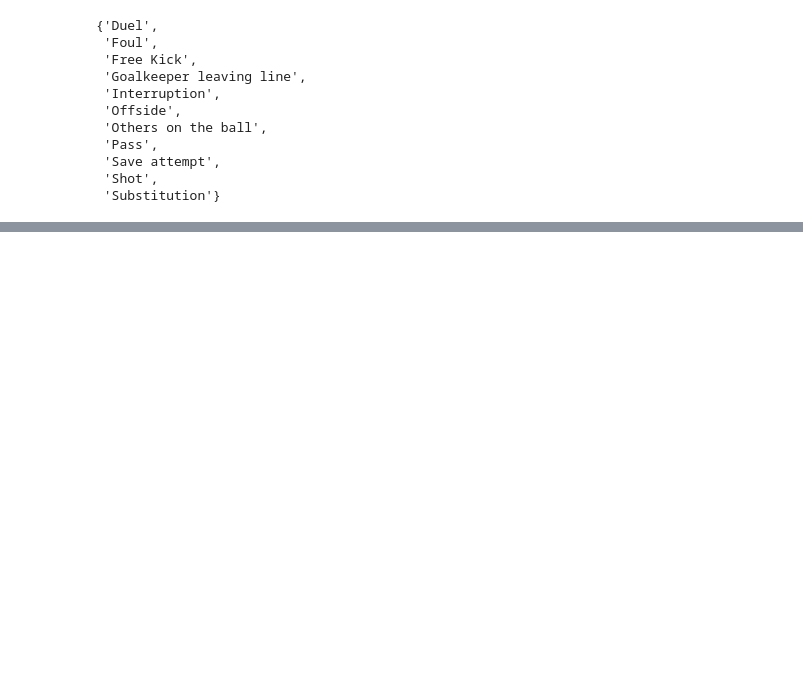
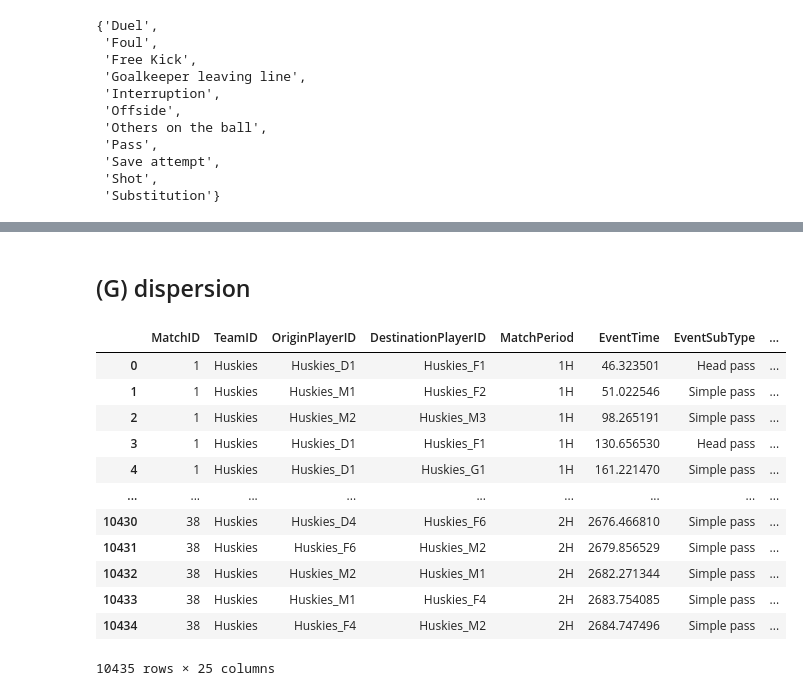
Before and after one commit to AstroJacobLi/FootballTeamStrategy, a Jupyter notebook: Quantify-Huskies.ipynb, the cells around one changed output, grey strips where cells are left out. Drawn from its saved outputs; the diff is of its cells as text; code cells hidden in the pictures; blank space fills up the shorter version.

```diff
--- a/Quantify-Huskies.ipynb
+++ b/Quantify-Huskies.ipynb
@@ -124,0 +38,14 @@ np.mean(df_shots['Huskies_shot']), np.mean(df_shots['Opponent_shot'])
+# %%
+df_pass = pd.read_csv('./2020_Problem_D_DATA/passingevents.csv')
+pass_huskies = df_pass[df_pass['TeamID'] == 'Huskies']
+huskies_pass = pass_huskies.groupby('MatchID')['TeamID'].count().values
+
+pass_opponent = df_pass[df_pass['TeamID'] != 'Huskies']
+opponent_pass = pass_opponent.groupby('MatchID')['TeamID'].count().values
+
+df_matches['Huskies_pass'] = huskies_pass
+df_matches['Opponent_pass'] = opponent_pass
+
+df_match_pass = df_matches.groupby('OpponentID')[['Huskies_pass', 'Opponent_pass']].sum()
+df_match_pass.to_csv('Passes.csv')
+df_match_pass[:3]
@@ -124,0 +141,18 @@ np.mean(df_shots['Huskies_shot']), np.mean(df_shots['Opponent_shot'])
+# %% [markdown]
+## (G) dispersion
+# %%
+pd.merge(pass_huskies, df_matches, how='left', on='MatchID')
+# %% [output]
+|  | MatchID | TeamID | OriginPlayerID | DestinationPlayerID | MatchPeriod | EventTime | EventSubType | ... |
+| 0 | 1 | Huskies | Huskies_D1 | Huskies_F1 | 1H | 46.323501 | Head pass | ... |
+| 1 | 1 | Huskies | Huskies_M1 | Huskies_F2 | 1H | 51.022546 | Simple pass | ... |
+| 2 | 1 | Huskies | Huskies_M2 | Huskies_M3 | 1H | 98.265191 | Simple pass | ... |
+| 3 | 1 | Huskies | Huskies_D1 | Huskies_F1 | 1H | 130.656530 | Head pass | ... |
+| 4 | 1 | Huskies | Huskies_D1 | Huskies_G1 | 1H | 161.221470 | Simple pass | ... |
+| ... | ... | ... | ... | ... | ... | ... | ... | ... |
+| 10430 | 38 | Huskies | Huskies_D4 | Huskies_F6 | 2H | 2676.466810 | Simple pass | ... |
+| 10431 | 38 | Huskies | Huskies_F6 | Huskies_M2 | 2H | 2679.856529 | Simple pass | ... |
+| 10432 | 38 | Huskies | Huskies_M2 | Huskies_M1 | 2H | 2682.271344 | Simple pass | ... |
+| 10433 | 38 | Huskies | Huskies_M1 | Huskies_F4 | 2H | 2683.754085 | Simple pass | ... |
+| 10434 | 38 | Huskies | Huskies_F4 | Huskies_M2 | 2H | 2684.747496 | Simple pass | ... |
+10435 rows × 25 columns
```
Also changed, not shown: parts of 35 cells of this notebook, 12 other files.
